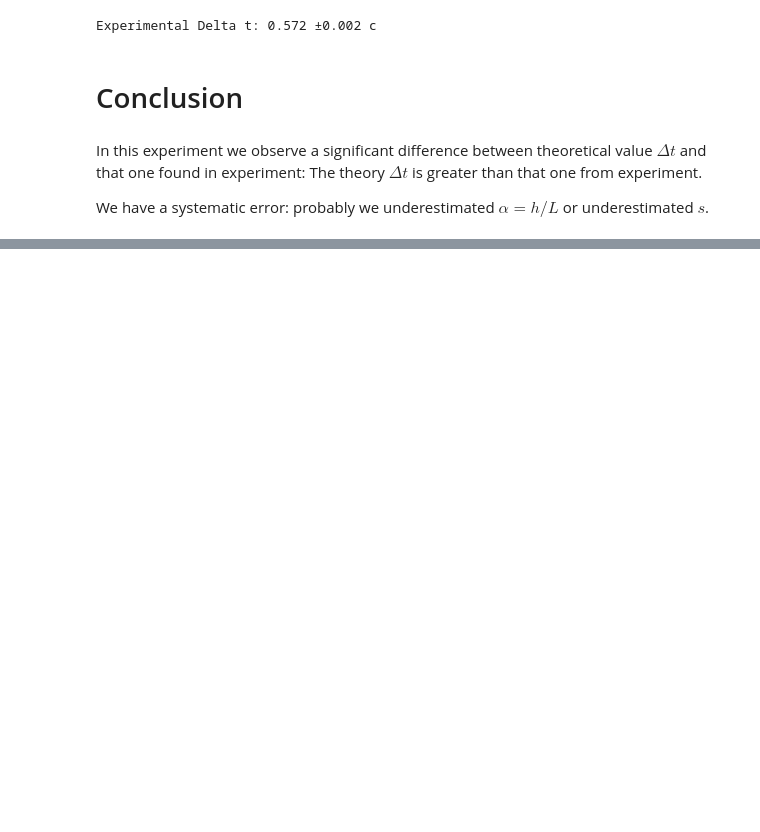
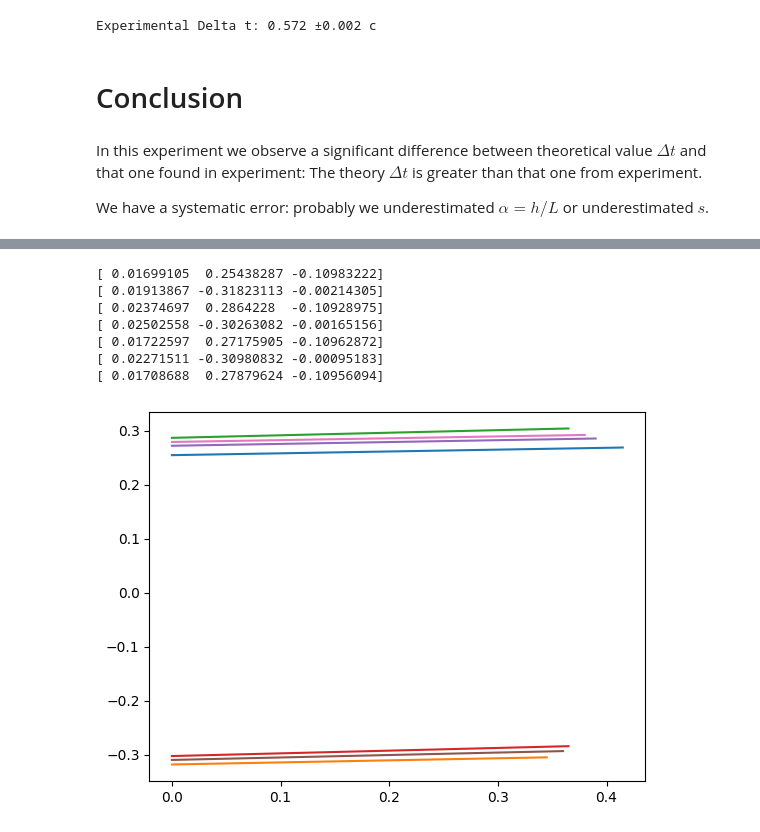
Before and after one commit to evgeny-kolonsky/Lab1h, a Jupyter notebook: Lab1_cart_speed.ipynb, the cells around one changed output, grey strips where cells are left out. Saved outputs shown, nothing was run; the diff lists cells and outputs as text; code cells hidden in the pictures; blank space fills up the shorter version.

```diff
--- a/Lab1_cart_speed.ipynb
+++ b/Lab1_cart_speed.ipynb
@@ -218,0 +291,16 @@ We  have a systematic error: probably we  underestimated $\alpha = h/L$ or under
+# %%
+for segment in segments:
+  x = np.array(segment) * l / N
+  t = np.array(range(len(segment))) / rate
+  fit = np.polyfit(t,x, 2)
+  print(fit)
+  plt.plot(t, fit[0]*2 * t + fit[1])
+# %% [output]
+[ 0.01699105  0.25438287 -0.10983222]
+[ 0.01913867 -0.31823113 -0.00214305]
+[ 0.02374697  0.2864228  -0.10928975]
+[ 0.02502558 -0.30263082 -0.00165156]
+[ 0.01722597  0.27175905 -0.10962872]
+[ 0.02271511 -0.30980832 -0.00095183]
+[ 0.01708688  0.27879624 -0.10956094]
+[figure, added]
```
Also changed, not shown: parts of 17 cells of this notebook.
